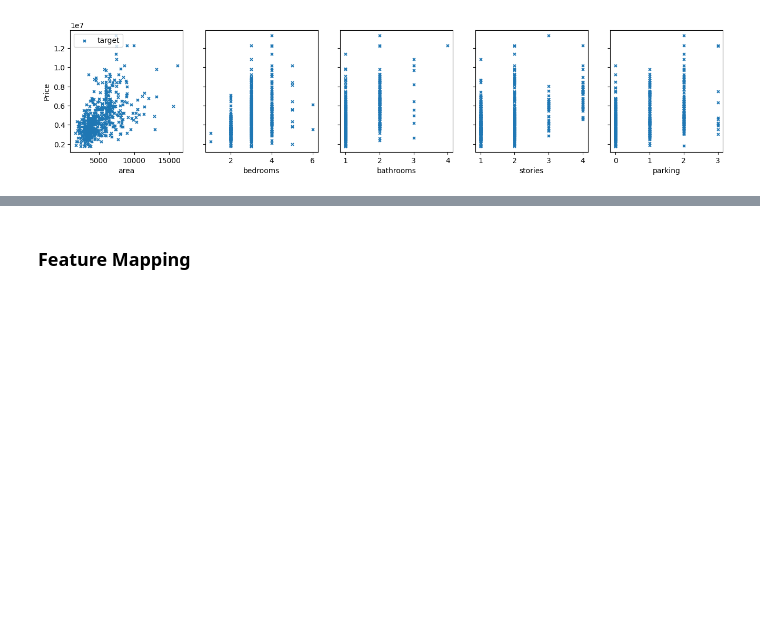
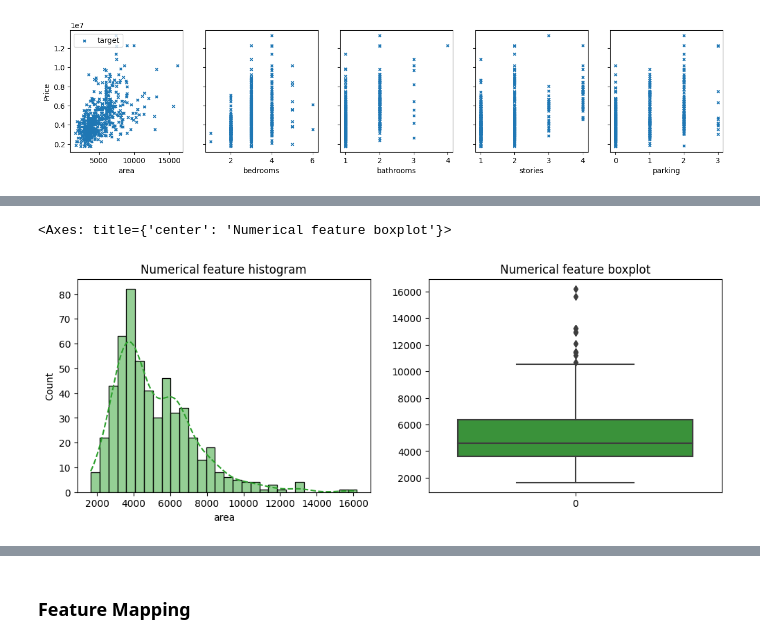
Before and after one commit to matsouto/ML_Notebooks, a Jupyter notebook: Supervised Learning/Multiplelinear.ipynb, the cells around one changed output, grey strips where cells are left out. Cells and saved outputs as stored; diff of their text form; code cells hidden in the pictures; blank space fills up the shorter version.

```diff
--- a/Supervised Learning/Multiplelinear.ipynb
+++ b/Supervised Learning/Multiplelinear.ipynb
@@ -60,0 +134,11 @@ ax[0].legend(['target'], loc='upper left')
+# %%
+# Analysing numerical features
+
+fig, ax = plt.subplots(1, 2, sharey=False, figsize=(12,4))
+ax[0].set_title('Numerical feature histogram')
+sns.histplot(df['area'], ax=ax[0],bins = 30, color = 'tab:green', kde=True, line_kws = {'color':'red','linestyle': 'dashed'}).set_xlabel('area')
+ax[1].set_title('Numerical feature boxplot')
+sns.boxplot(df['area'], ax=ax[1], color='tab:green')
+# %% [output]
+<Axes: title={'center': 'Numerical feature boxplot'}>
+[figure, added]
```
Also changed, not shown: parts of 11 cells of this notebook, 1 other file.
